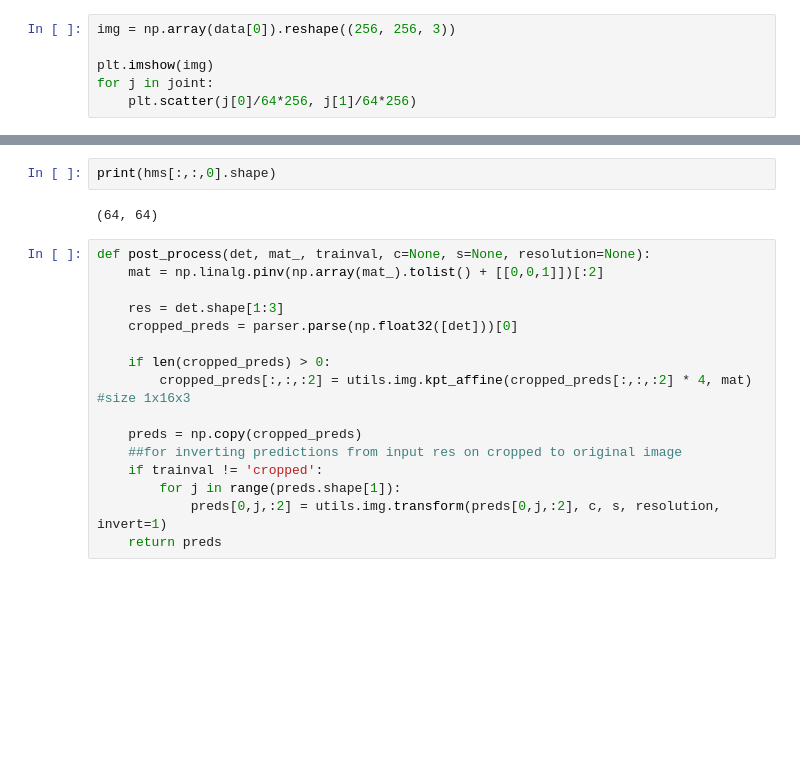
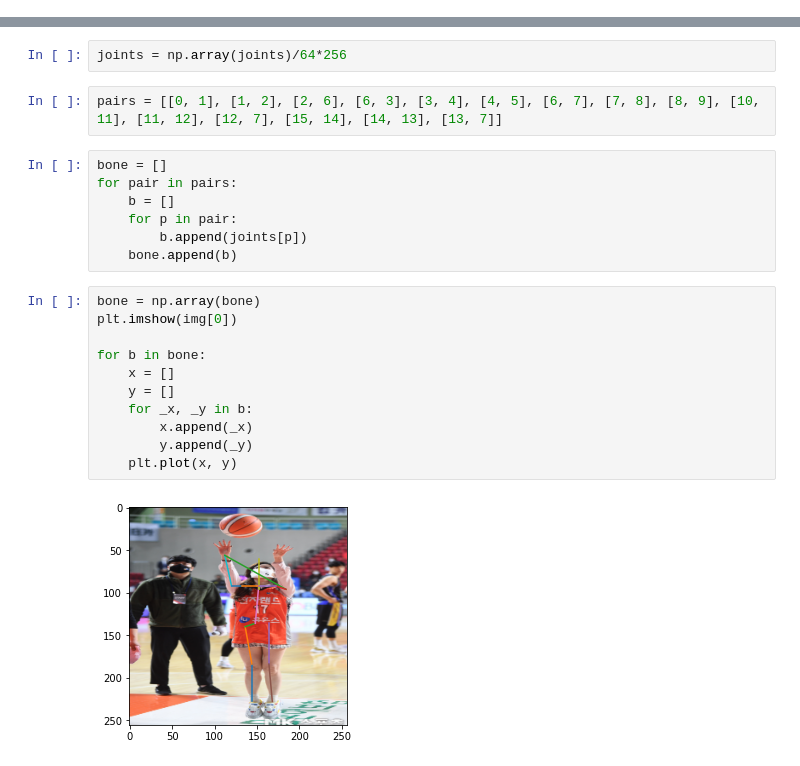
Before and after one commit to Koowater/Human-Pose-Estimation, a Jupyter notebook: evaluate.ipynb, the cells around one changed output, grey strips where cells are left out. Cells and saved outputs as stored; diff of their text form; blank space fills up the shorter version.

```diff
--- a/evaluate.ipynb
+++ b/evaluate.ipynb
@@ -145,6 +87,0 @@ plt.imshow(jointmap)
-# %%
-img = np.array(data[0]).reshape((256, 256, 3))
-
-plt.imshow(img)
-for j in joint:
-    plt.scatter(j[0]/64*256, j[1]/64*256)
@@ -263,20 +88,24 @@ ax1.axis("off")
-# %%
-print(hms[:,:,0].shape)
-# %% [output]
-(64, 64)
-# %%
-def post_process(det, mat_, trainval, c=None, s=None, resolution=None):
-    mat = np.linalg.pinv(np.array(mat_).tolist() + [[0,0,1]])[:2]
-
-    res = det.shape[1:3]
-    cropped_preds = parser.parse(np.float32([det]))[0]
-
-    if len(cropped_preds) > 0:
-        cropped_preds[:,:,:2] = utils.img.kpt_affine(cropped_preds[:,:,:2] * 4, mat) #size 1x16x3
-
-    preds = np.copy(cropped_preds)
-    ##for inverting predictions from input res on cropped to original image
-    if trainval != 'cropped':
-        for j in range(preds.shape[1]):
-            preds[0,j,:2] = utils.img.transform(preds[0,j,:2], c, s, resolution, invert=1)
-    return preds
+# %%
+joints = np.array(joints)/64*256
+# %%
+pairs = [[0, 1], [1, 2], [2, 6], [6, 3], [3, 4], [4, 5], [6, 7], [7, 8], [8, 9], [10, 11], [11, 12], [12, 7], [15, 14], [14, 13], [13, 7]]
+# %%
+bone = []
+for pair in pairs:
+    b = []
+    for p in pair:
+        b.append(joints[p])
+    bone.append(b)
+# %%
+bone = np.array(bone)
+plt.imshow(img[0])
+
+for b in bone:
+    x = []
+    y = []
+    for _x, _y in b:
+        x.append(_x)
+        y.append(_y)
+    plt.plot(x, y)
+# %% [output]
+[figure, added]
```
Also changed, not shown: parts of 23 cells of this notebook, 21 other files.
